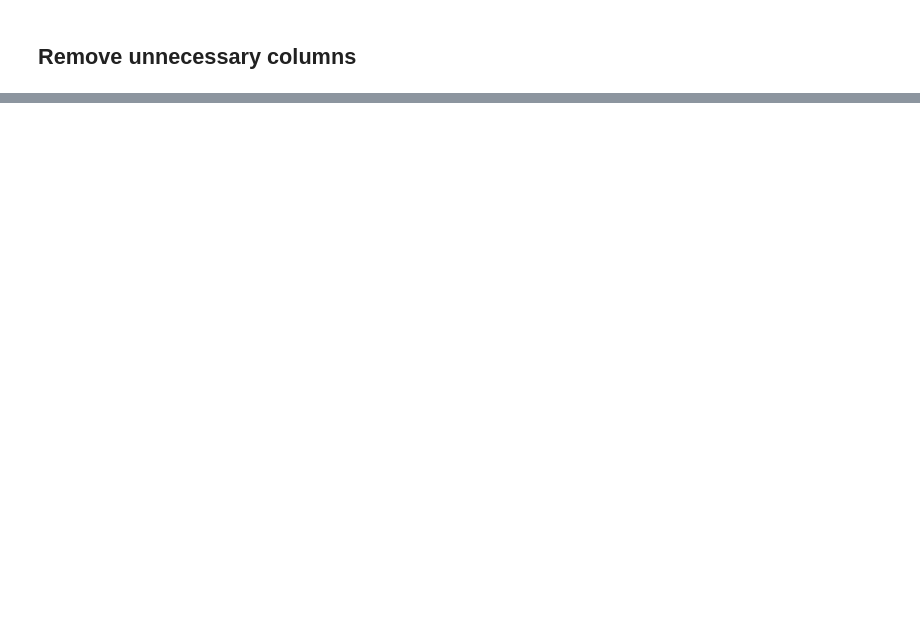
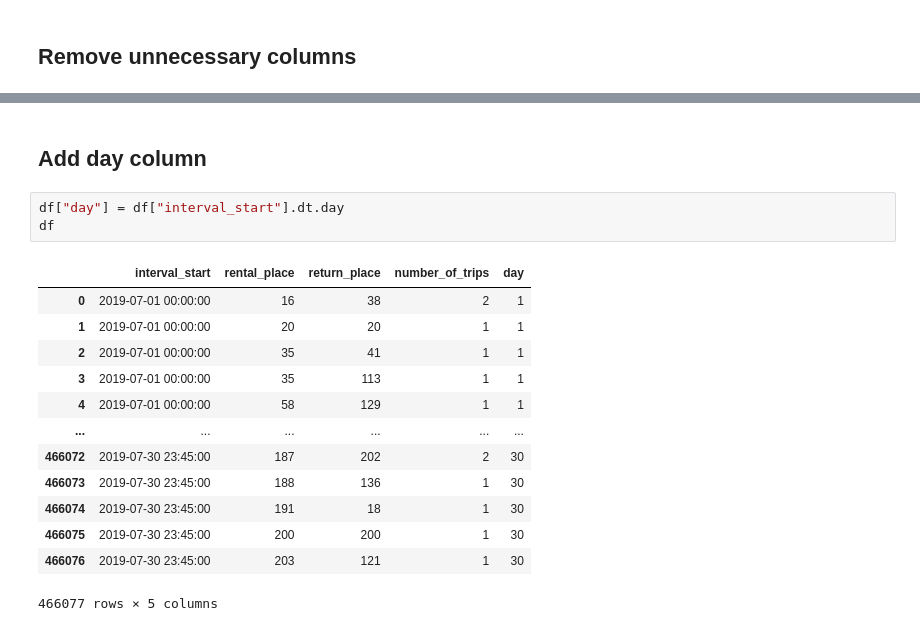
Before and after one commit to burnpiro/wod-bike-dataset-generator, a Jupyter notebook: Convert 15 Minutes Interval To Json.ipynb, the cells around one changed output, grey strips where cells are left out. Saved outputs shown, nothing was run; the diff lists cells and outputs as text; blank space fills up the shorter version.

```diff
--- a/Convert 15 Minutes Interval To Json.ipynb
+++ b/Convert 15 Minutes Interval To Json.ipynb
@@ -27,0 +54,19 @@ df
+# %% [markdown]
+## Add day column
+# %%
+df["day"] = df["interval_start"].dt.day
+df
+# %% [output]
+|  | interval_start | rental_place | return_place | number_of_trips | day |
+| 0 | 2019-07-01 00:00:00 | 16 | 38 | 2 | 1 |
+| 1 | 2019-07-01 00:00:00 | 20 | 20 | 1 | 1 |
+| 2 | 2019-07-01 00:00:00 | 35 | 41 | 1 | 1 |
+| 3 | 2019-07-01 00:00:00 | 35 | 113 | 1 | 1 |
+| 4 | 2019-07-01 00:00:00 | 58 | 129 | 1 | 1 |
+| ... | ... | ... | ... | ... | ... |
+| 466072 | 2019-07-30 23:45:00 | 187 | 202 | 2 | 30 |
+| 466073 | 2019-07-30 23:45:00 | 188 | 136 | 1 | 30 |
+| 466074 | 2019-07-30 23:45:00 | 191 | 18 | 1 | 30 |
+| 466075 | 2019-07-30 23:45:00 | 200 | 200 | 1 | 30 |
+| 466076 | 2019-07-30 23:45:00 | 203 | 121 | 1 | 30 |
+466077 rows × 5 columns
```
Also changed, not shown: parts of 17 cells of this notebook, 1 other file.
